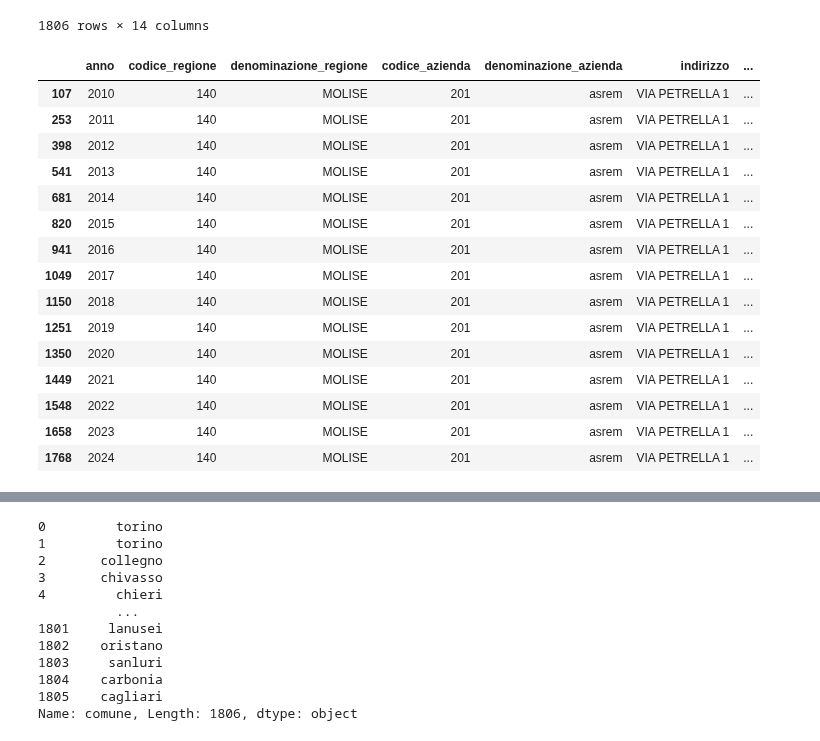
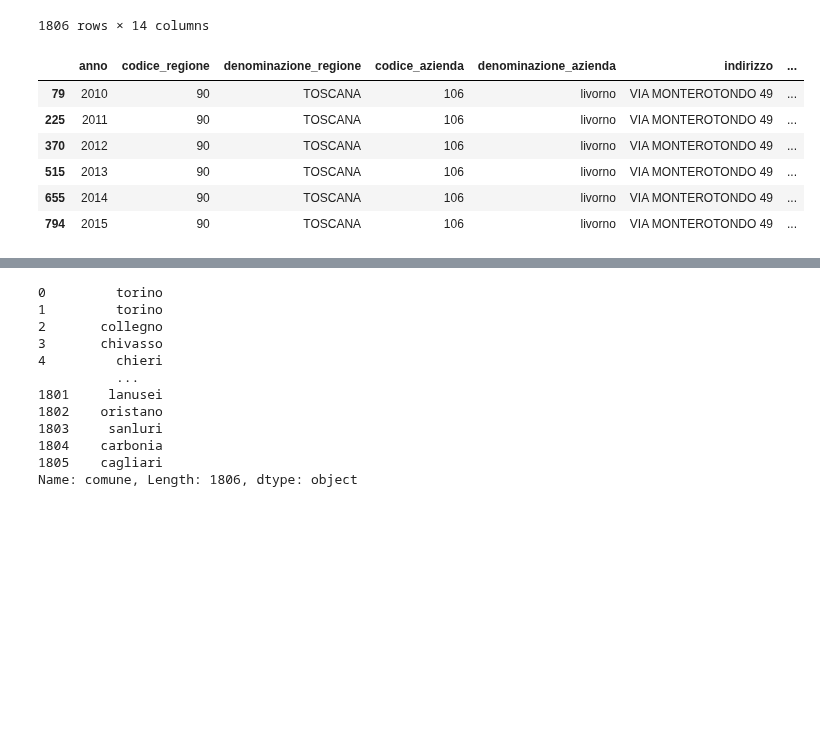
Before and after one commit to armandoschianodicola/italy-stats, a Jupyter notebook: dataframes/asl.ipynb, the cells around one changed output, grey strips where cells are left out. Saved outputs shown, nothing was run; the diff lists cells and outputs as text; code cells hidden in the pictures; blank space fills up the shorter version.

Commit message:
update dataframes

```diff
--- a/dataframes/asl.ipynb
+++ b/dataframes/asl.ipynb
@@ -58,24 +58,15 @@ df_asl
 | 1805 | 2024 | 200 | SARDEGNA | 308 | asl n. 8 di cagliari | PO MARINO-LUNGOMARE POETTO 12 | ... |
 1806 rows × 14 columns
 # %%
-df_asl.loc[(df_asl["denominazione_regione"] == "TOSCA"), ]
+df_asl.loc[(df_asl["comune"] == "LIVORNO"), ]
 # %% [output]
 |  | anno | codice_regione | denominazione_regione | codice_azienda | denominazione_azienda | indirizzo | ... |
-| 107 | 2010 | 140 | MOLISE | 201 | asrem | VIA PETRELLA 1 | ... |
-| 253 | 2011 | 140 | MOLISE | 201 | asrem | VIA PETRELLA 1 | ... |
-| 398 | 2012 | 140 | MOLISE | 201 | asrem | VIA PETRELLA 1 | ... |
-| 541 | 2013 | 140 | MOLISE | 201 | asrem | VIA PETRELLA 1 | ... |
-| 681 | 2014 | 140 | MOLISE | 201 | asrem | VIA PETRELLA 1 | ... |
-| 820 | 2015 | 140 | MOLISE | 201 | asrem | VIA PETRELLA 1 | ... |
-| 941 | 2016 | 140 | MOLISE | 201 | asrem | VIA PETRELLA 1 | ... |
-| 1049 | 2017 | 140 | MOLISE | 201 | asrem | VIA PETRELLA 1 | ... |
-| 1150 | 2018 | 140 | MOLISE | 201 | asrem | VIA PETRELLA 1 | ... |
-| 1251 | 2019 | 140 | MOLISE | 201 | asrem | VIA PETRELLA 1 | ... |
-| 1350 | 2020 | 140 | MOLISE | 201 | asrem | VIA PETRELLA 1 | ... |
-| 1449 | 2021 | 140 | MOLISE | 201 | asrem | VIA PETRELLA 1 | ... |
-| 1548 | 2022 | 140 | MOLISE | 201 | asrem | VIA PETRELLA 1 | ... |
-| 1658 | 2023 | 140 | MOLISE | 201 | asrem | VIA PETRELLA 1 | ... |
-| 1768 | 2024 | 140 | MOLISE | 201 | asrem | VIA PETRELLA 1 | ... |
+| 79 | 2010 | 90 | TOSCANA | 106 | livorno | VIA MONTEROTONDO 49 | ... |
+| 225 | 2011 | 90 | TOSCANA | 106 | livorno | VIA MONTEROTONDO 49 | ... |
+| 370 | 2012 | 90 | TOSCANA | 106 | livorno | VIA MONTEROTONDO 49 | ... |
+| 515 | 2013 | 90 | TOSCANA | 106 | livorno | VIA MONTEROTONDO 49 | ... |
+| 655 | 2014 | 90 | TOSCANA | 106 | livorno | VIA MONTEROTONDO 49 | ... |
+| 794 | 2015 | 90 | TOSCANA | 106 | livorno | VIA MONTEROTONDO 49 | ... |
 # %%
 df_asl[df_asl['sigla_provincia'].isna()]
 # %% [output]
```
